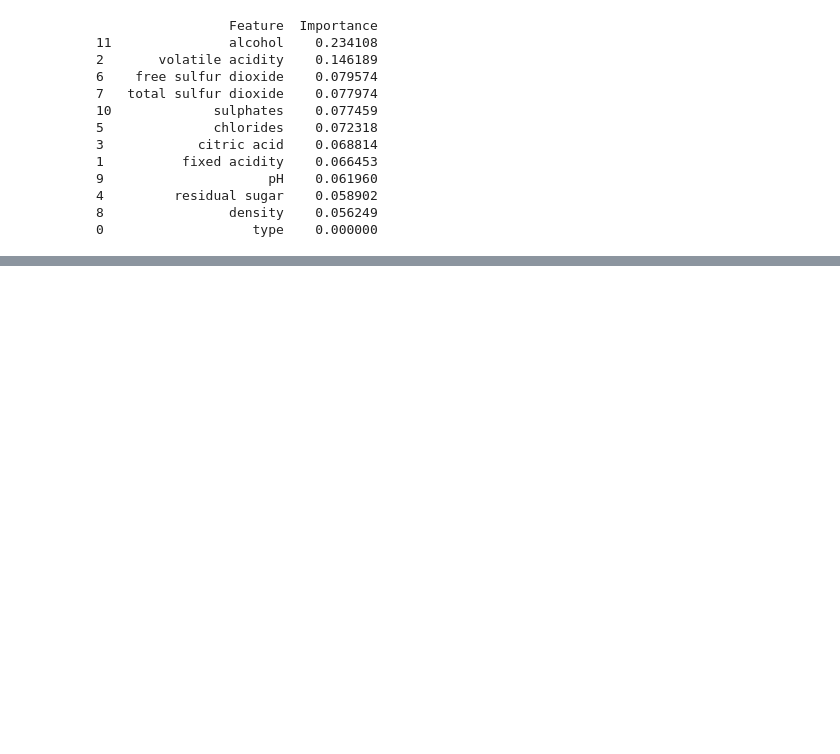
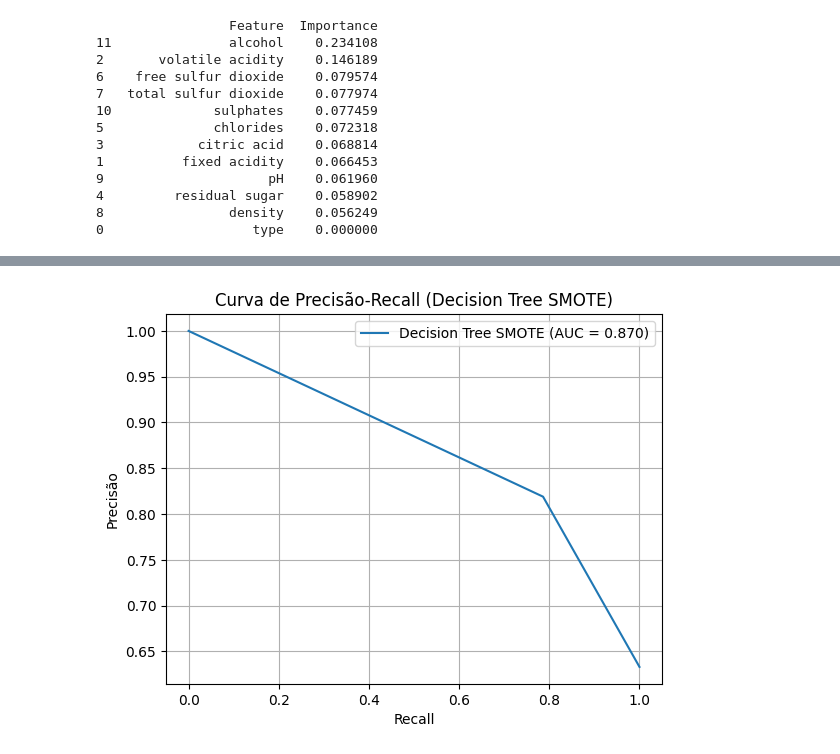
Before and after one commit to BMateusSs/Projeto-PSI3, a Jupyter notebook: decision_tree_wine_quality.ipynb, the cells around one changed output, grey strips where cells are left out. Saved outputs shown, nothing was run; the diff lists cells and outputs as text; code cells hidden in the pictures; blank space fills up the shorter version.

```diff
--- a/decision_tree_wine_quality.ipynb
+++ b/decision_tree_wine_quality.ipynb
@@ -591,0 +657,5 @@ plotar_importancia_features(clf_tree_over, X_over, "Decision Tree Oversampling")
+# %%
+# Curva de Precisão-Recall
+plotar_curva_precision_recall(clf_tree_smote, X_test, y_test, "Decision Tree SMOTE")
+# %% [output]
+[figure, added]
```
Also changed, not shown: parts of 11 cells of this notebook.
